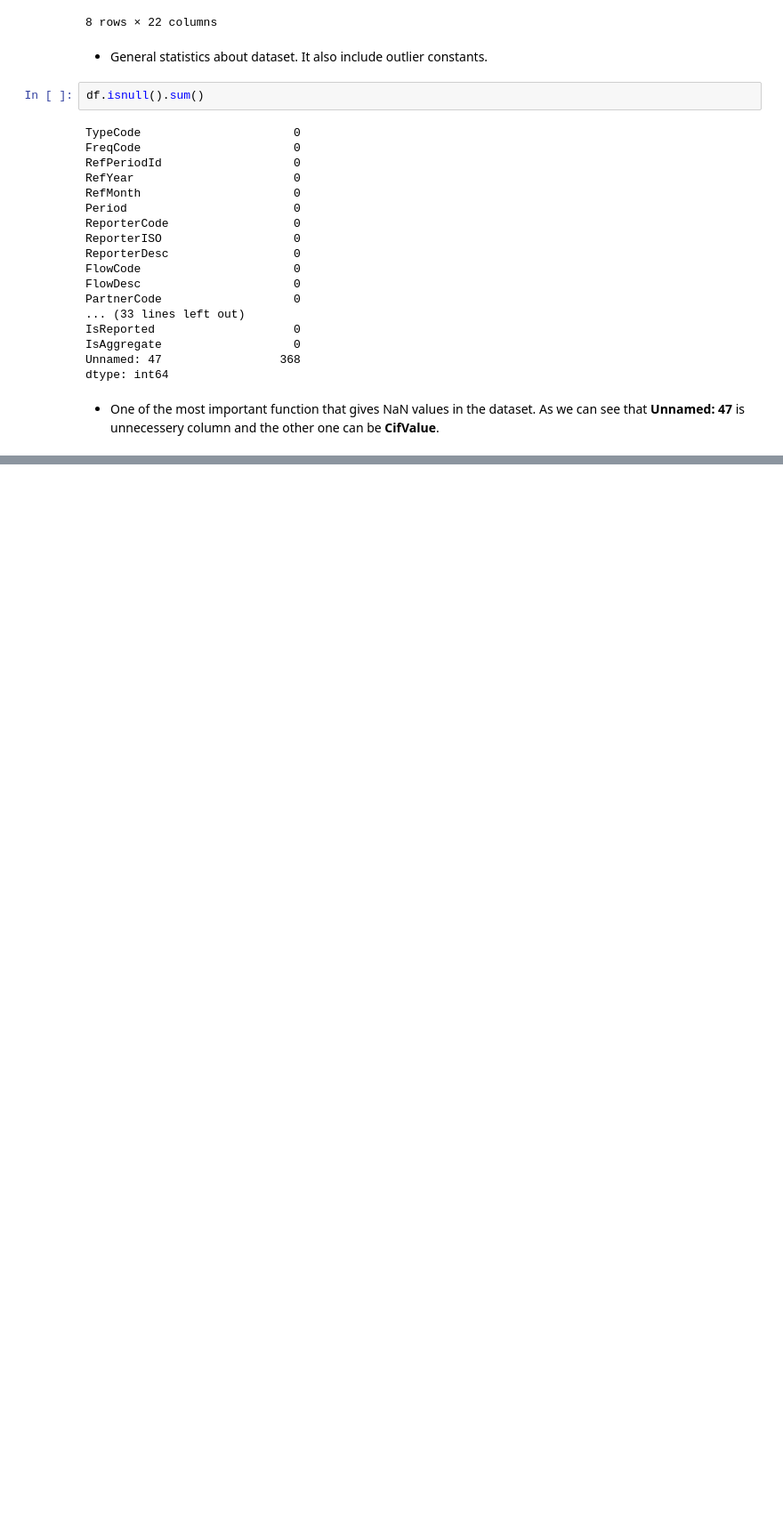
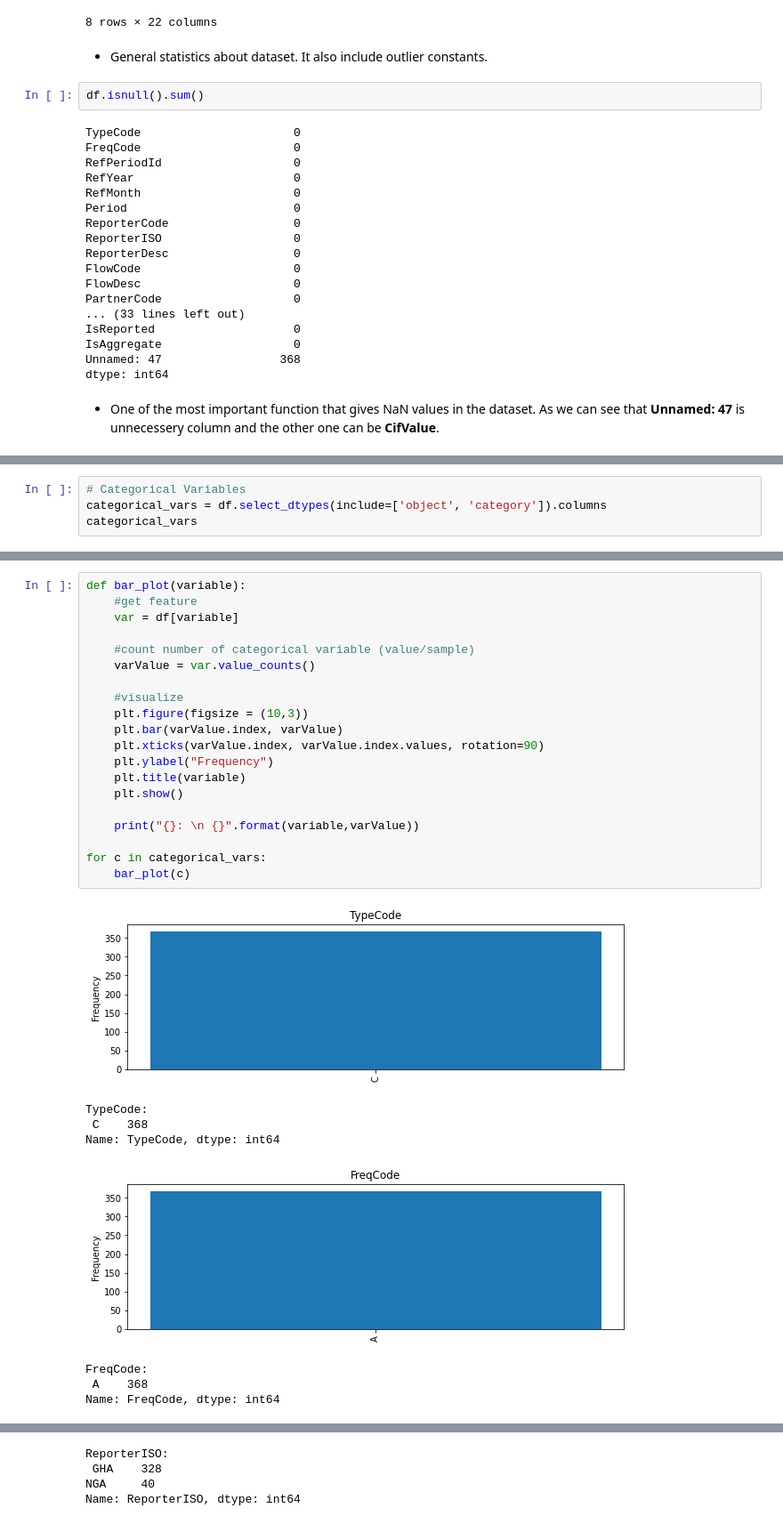
Before and after one commit to MrEktirir/Gold_Trade, a Jupyter notebook: Ghana_Nigeria_Gold_Trade_Analysis.ipynb, the cells around one changed output, grey strips where cells are left out. Shown: that part at 89% size. Saved outputs shown, nothing was run; the diff lists cells and outputs as text; blank space fills up the shorter version.

Commit message:
variable_analysis
* to see whole dataset including hidden rows & columns, special adjustment implemented

* numerical & categorical variables analyzed

```diff
--- a/Ghana_Nigeria_Gold_Trade_Analysis.ipynb
+++ b/Ghana_Nigeria_Gold_Trade_Analysis.ipynb
@@ -216,0 +244,4 @@ dtype: int64
+# %%
+# Categorical Variables
+categorical_vars = df.select_dtypes(include=['object', 'category']).columns
+categorical_vars
@@ -216,0 +268,29 @@ dtype: int64
+# %%
+def bar_plot(variable):
+    #get feature
+    var = df[variable]
+
+    #count number of categorical variable (value/sample)
+    varValue = var.value_counts()
+
+    #visualize
+    plt.figure(figsize = (10,3))
+    plt.bar(varValue.index, varValue)
+    plt.xticks(varValue.index, varValue.index.values, rotation=90)
+    plt.ylabel("Frequency")
+    plt.title(variable)
+    plt.show()
+
+    print("{}: \n {}".format(variable,varValue))
+
+for c in categorical_vars:
+    bar_plot(c)
+# %% [output]
+[figure, added]
+TypeCode:
+ C    368
+Name: TypeCode, dtype: int64
+[figure, added]
+FreqCode:
+ A    368
+Name: FreqCode, dtype: int64
@@ -216,0 +298,4 @@ dtype: int64
+ReporterISO:
+ GHA    328
+NGA     40
+Name: ReporterISO, dtype: int64
```
Also changed, not shown: parts of 10 cells of this notebook.
